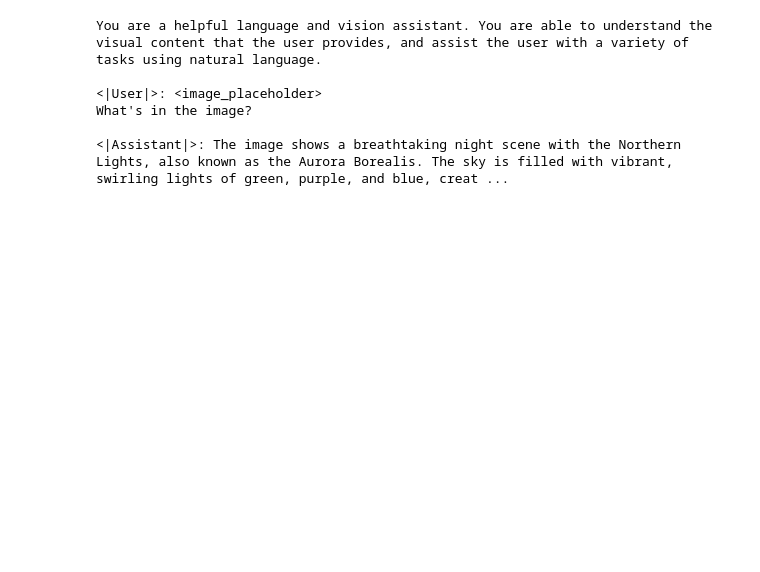
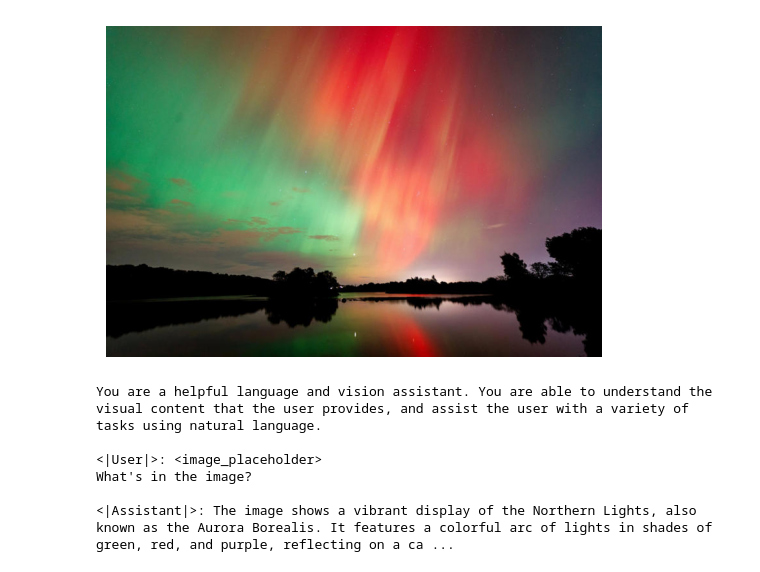
Before and after one commit to rutuja-patil24/CMPE-258-Deep_Learning, a Jupyter notebook: Assignment_01/DeepSeek/Deepseek_Image_as_input.ipynb, the cells around one changed output. Cells and saved outputs as stored; diff of their text form; code cells hidden in the pictures; blank space fills up the shorter version.

```diff
--- a/Assignment_01/DeepSeek/Deepseek_Image_as_input.ipynb
+++ b/Assignment_01/DeepSeek/Deepseek_Image_as_input.ipynb
@@ -62,11 +63,24 @@ Some kwargs in processor config are unused and will not have any effect: ignore_
 # %%
-image_path = "/content/1000.jpg"
+image_path = "/content/1000.jpeg"
 question = "What's in the image?"
 
 conversation = [
     {"role": "<|User|>", "content": f"<image_placeholder>\n{question}", "images": [image_path]},
     {"role": "<|Assistant|>", "content": ""}
 ]
+# %%
+from PIL import Image
+import matplotlib.pyplot as plt
+
+# Load the image using PIL
+image = Image.open(image_path)
+
+# Display the image
+plt.imshow(image)  # Pass the loaded image object, not the path
+plt.axis('off')  # Hide axes
+plt.show()
+# %% [output]
+[figure, added]
 # %%
 # Load image
 pil_images = load_pil_images(conversation)
@@ -96,4 +110,4 @@ You are a helpful language and vision assistant. You are able to understand the
 <|User|>: <image_placeholder>
 What's in the image?
 
-<|Assistant|>: The image shows a breathtaking night scene with the Northern Lights, also known as the Aurora Borealis. The sky is filled with vibrant, swirling lights of green, purple, and blue, creat ...
+<|Assistant|>: The image shows a vibrant display of the Northern Lights, also known as the Aurora Borealis. It features a colorful arc of lights in shades of green, red, and purple, reflecting on a ca ...
```
Also changed, not shown: parts of 3 cells of this notebook.
